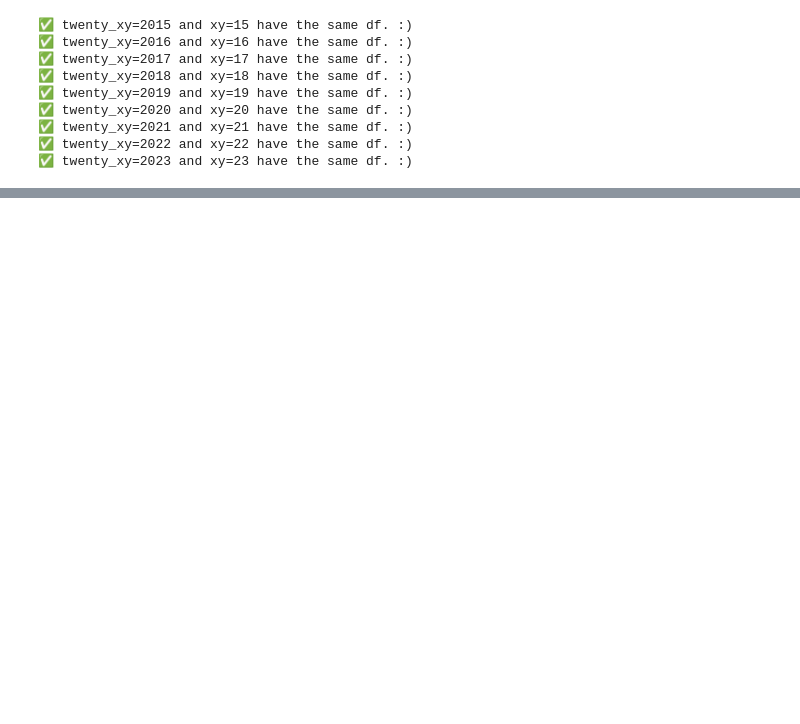
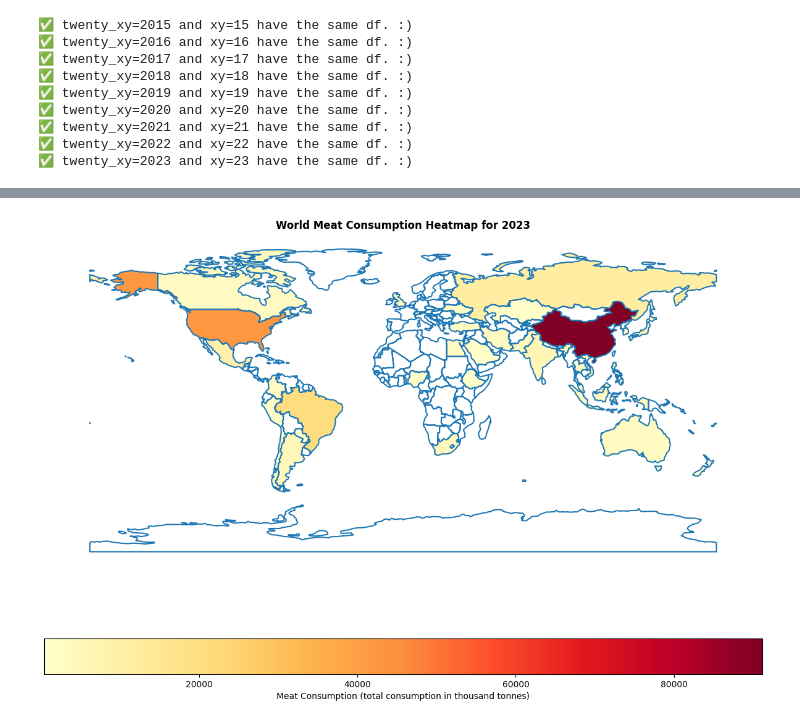
Before and after one commit to akumm2k/acim-happiness, a Jupyter notebook: src/analysis_meat.ipynb, the cells around one changed output, grey strips where cells are left out. Saved outputs shown, nothing was run; the diff lists cells and outputs as text; code cells hidden in the pictures; blank space fills up the shorter version.

Commit message:
Add meat analysis

```diff
--- a/src/analysis_meat.ipynb
+++ b/src/analysis_meat.ipynb
@@ -36,0 +82,3 @@ for twenty_xy_str in MEAT_DATA.get_years():
+# %%
+for year in MEAT_DATA.get_years():
+    MEAT_DATA[year].drop(columns=["frequency", "indicator"], inplace=True)
@@ -36,0 +94,3 @@ for twenty_xy_str in MEAT_DATA.get_years():
+# %%
+for year in MEAT_DATA.get_years():
+    print(f"{year} -> {len(MEAT_DATA[year]["location"].unique())}")
@@ -36,0 +125,6 @@ for twenty_xy_str in MEAT_DATA.get_years():
+# %%
+# Load the world map
+WORLD = gpd.read_file(
+    "../ne_110m_admin_0_countries/ne_110m_admin_0_countries.shp"
+)
+NON_CNTRY_LOCS = ['WLD', 'EU27', 'OECD', 'BRICS', "NOR"]
@@ -36,0 +190,49 @@ for twenty_xy_str in MEAT_DATA.get_years():
+# %%
+def plot_meat_consumption_heatmap(year, per_cap=False):
+    # Merge the meat data with the world map
+    meat_data_year = MEAT_DATA[year].copy()
+    rows_to_remove = "THND_TONNE" if per_cap else "KG_CAP"
+    if per_cap:
+        meat_data_year = meat_data_year[meat_data_year["measure"] != rows_to_remove]
+    meat_data_year = meat_data_year[~meat_data_year["location"].isin(NON_CNTRY_LOCS)]
+
+    meat_data_year = meat_data_year.groupby('location')['value'].sum().reset_index()
+    meat_data_year.columns = ['location', 'value']
+
+    world_df = WORLD.merge(
+        meat_data_year,
+        how="left",
+        left_on="ISO_A3",
+        right_on="location",
+    )
+    cmap = "YlOrRd"  # Use a different color map
+
+    # Plot the heatmap
+    fig, ax = plt.subplots(1, 1, figsize=(15, 10))
+    world_df.boundary.plot(ax=ax)
+    meat_measure = "kg per capita" if per_cap else "total consumption in thousand tonnes"
+    vmin = world_df["value"].min()
+    vmax = world_df["value"].max()
+    world_df.plot(
+        column="value",
+        ax=ax,
+        legend=True,
+        legend_kwds={
+            "label": f"Meat Consumption ({meat_measure})",
+            "orientation": "horizontal",
+        },
+        cmap=cmap,
+        vmin=vmin,
+        vmax=vmax,
+    )
+    ax.set_xticks([])
+    ax.set_yticks([])
+    ax.spines['top'].set_visible(False)
+    ax.spines['right'].set_visible(False)
+    ax.spines['bottom'].set_visible(False)
+    ax.spines['left'].set_visible(False)
+    plt.title(f"World Meat Consumption Heatmap for {year}", fontweight='bold')
+    plt.show()
+
+plot_meat_consumption_heatmap(2023)
+# %% [output]
@@ -36,0 +256 @@ for twenty_xy_str in MEAT_DATA.get_years():
+[figure, added]
```
Also changed, not shown: parts of 73 cells of this notebook.
